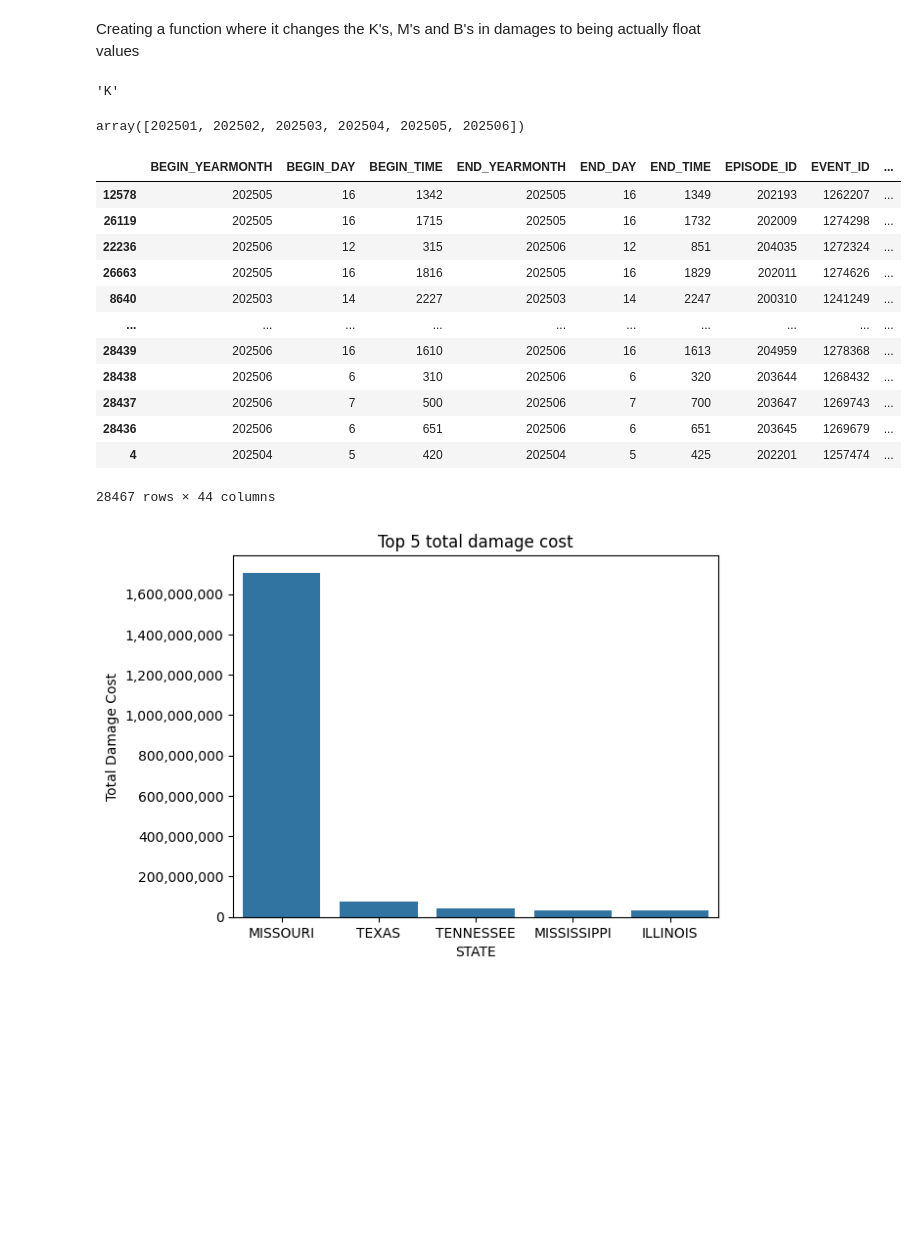
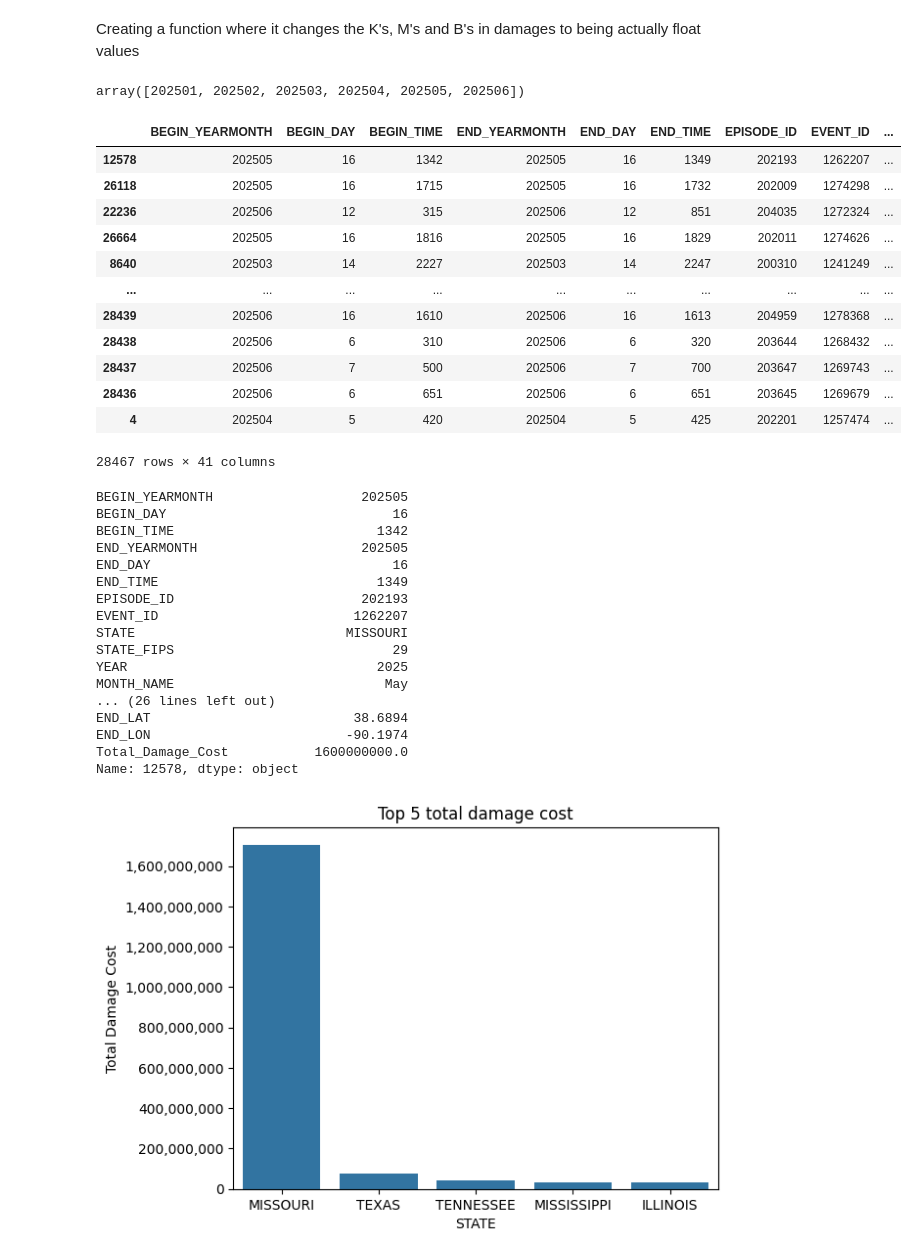
Before and after one commit to 110325-Data-Foundations/Group2FinalProject, a Jupyter notebook: subre_files.ipynb, the cells around one changed output. Cells and saved outputs as stored; diff of their text form; code cells hidden in the pictures; blank space fills up the shorter version.

```diff
--- a/subre_files.ipynb
+++ b/subre_files.ipynb
@@ -93,18 +93,16 @@ def written_to_full_amount(row):
         return float(row)
 # %%
 # Checking if the string spliting would work how I think it would.
-df['DAMAGE_CROPS'].iloc[1][-1:]
+# df['DAMAGE_CROPS'].iloc[1][-1:]
-# %% [output]
-'K'
 # %%
-# Cleaned Dataset
-# applying the function I created, creating a new column
-df['DAMAGE_PROPERTY_FLOAT'] = df['DAMAGE_PROPERTY'].apply(written_to_full_amount)
-df['DAMAGE_CROPS_FLOAT'] = df['DAMAGE_CROPS'].apply(written_to_full_amount)
-# Created a new column adding the two created columns
-df['Total_Damage_Cost'] = df['DAMAGE_CROPS_FLOAT'] + df['DAMAGE_PROPERTY_FLOAT']
-# Changing the time to be a datetime object
-df['END_DATE_TIME_DT'] = df['END_DATE_TIME'].apply(pd.to_datetime)
+# # Cleaned Dataset
+# # applying the function I created, creating a new column
+# df['DAMAGE_PROPERTY_FLOAT'] = df['DAMAGE_PROPERTY'].apply(written_to_full_amount)
+# df['DAMAGE_CROPS_FLOAT'] = df['DAMAGE_CROPS'].apply(written_to_full_amount)
+# # Created a new column adding the two created columns
+df['Total_Damage_Cost'] = df['DAMAGE_CROPS'] + df['DAMAGE_PROPERTY']
+# # Changing the time to be a datetime object
+# df['END_DATE_TIME_DT'] = df['END_DATE_TIME'].apply(pd.to_datetime)
 # %%
 # Full dataset
 # applying the function I created, Creating a new column
@@ -122,26 +120,44 @@ array([202501, 202502, 202503, 202504, 202505, 202506])
 # %%
 # Removing the outlier where there is 1 billion dollar damage (There is only one)
 df.sort_values(by='Total_Damage_Cost',ascending=False)
-df_outlier = df[df['Total_Damage_Cost'] <= 1000000000]
+# df_outlier = df[df['Total_Damage_Cost'] <= 1000000000]
 # Must mention removing this, so the graphs are not showing only one column
+# %% [output]
+|  | BEGIN_YEARMONTH | BEGIN_DAY | BEGIN_TIME | END_YEARMONTH | END_DAY | END_TIME | EPISODE_ID | EVENT_ID | ... |
+| 12578 | 202505 | 16 | 1342 | 202505 | 16 | 1349 | 202193 | 1262207 | ... |
+| 26118 | 202505 | 16 | 1715 | 202505 | 16 | 1732 | 202009 | 1274298 | ... |
+| 22236 | 202506 | 12 | 315 | 202506 | 12 | 851 | 204035 | 1272324 | ... |
+| 26664 | 202505 | 16 | 1816 | 202505 | 16 | 1829 | 202011 | 1274626 | ... |
+| 8640 | 202503 | 14 | 2227 | 202503 | 14 | 2247 | 200310 | 1241249 | ... |
+| ... | ... | ... | ... | ... | ... | ... | ... | ... | ... |
+| 28439 | 202506 | 16 | 1610 | 202506 | 16 | 1613 | 204959 | 1278368 | ... |
+| 28438 | 202506 | 6 | 310 | 202506 | 6 | 320 | 203644 | 1268432 | ... |
+| 28437 | 202506 | 7 | 500 | 202506 | 7 | 700 | 203647 | 1269743 | ... |
+| 28436 | 202506 | 6 | 651 | 202506 | 6 | 651 | 203645 | 1269679 | ... |
+| 4 | 202504 | 5 | 420 | 202504 | 5 | 425 | 202201 | 1257474 | ... |
+28467 rows × 41 columns
 # %%
 # Trying to see if there is any huge outliers in total damage cost
 # The main reason for the above code block
-df.sort_values(by='Total_Damage_Cost',ascending=False)
+df.sort_values(by='Total_Damage_Cost',ascending=False).iloc[0]
 # %% [output]
-|  | BEGIN_YEARMONTH | BEGIN_DAY | BEGIN_TIME | END_YEARMONTH | END_DAY | END_TIME | EPISODE_ID | EVENT_ID | ... |
-| 12578 | 202505 | 16 | 1342 | 202505 | 16 | 1349 | 202193 | 1262207 | ... |
-| 26119 | 202505 | 16 | 1715 | 202505 | 16 | 1732 | 202009 | 1274298 | ... |
-| 22236 | 202506 | 12 | 315 | 202506 | 12 | 851 | 204035 | 1272324 | ... |
-| 26663 | 202505 | 16 | 1816 | 202505 | 16 | 1829 | 202011 | 1274626 | ... |
-| 8640 | 202503 | 14 | 2227 | 202503 | 14 | 2247 | 200310 | 1241249 | ... |
-| ... | ... | ... | ... | ... | ... | ... | ... | ... | ... |
-| 28439 | 202506 | 16 | 1610 | 202506 | 16 | 1613 | 204959 | 1278368 | ... |
-| 28438 | 202506 | 6 | 310 | 202506 | 6 | 320 | 203644 | 1268432 | ... |
-| 28437 | 202506 | 7 | 500 | 202506 | 7 | 700 | 203647 | 1269743 | ... |
-| 28436 | 202506 | 6 | 651 | 202506 | 6 | 651 | 203645 | 1269679 | ... |
-| 4 | 202504 | 5 | 420 | 202504 | 5 | 425 | 202201 | 1257474 | ... |
-28467 rows × 44 columns
+BEGIN_YEARMONTH                   202505
+BEGIN_DAY                             16
+BEGIN_TIME                          1342
+END_YEARMONTH                     202505
+END_DAY                               16
+END_TIME                            1349
+EPISODE_ID                        202193
+EVENT_ID                         1262207
+STATE                           MISSOURI
+STATE_FIPS                            29
+YEAR                                2025
+MONTH_NAME                           May
+... (26 lines left out)
+END_LAT                          38.6894
+END_LON                         -90.1974
+Total_Damage_Cost           1600000000.0
+Name: 12578, dtype: object
 # %%
 # Not Used any more
 # This is the cleaned dataset graph
```
Also changed, not shown: parts of 3 cells of this notebook, 3 other files.
